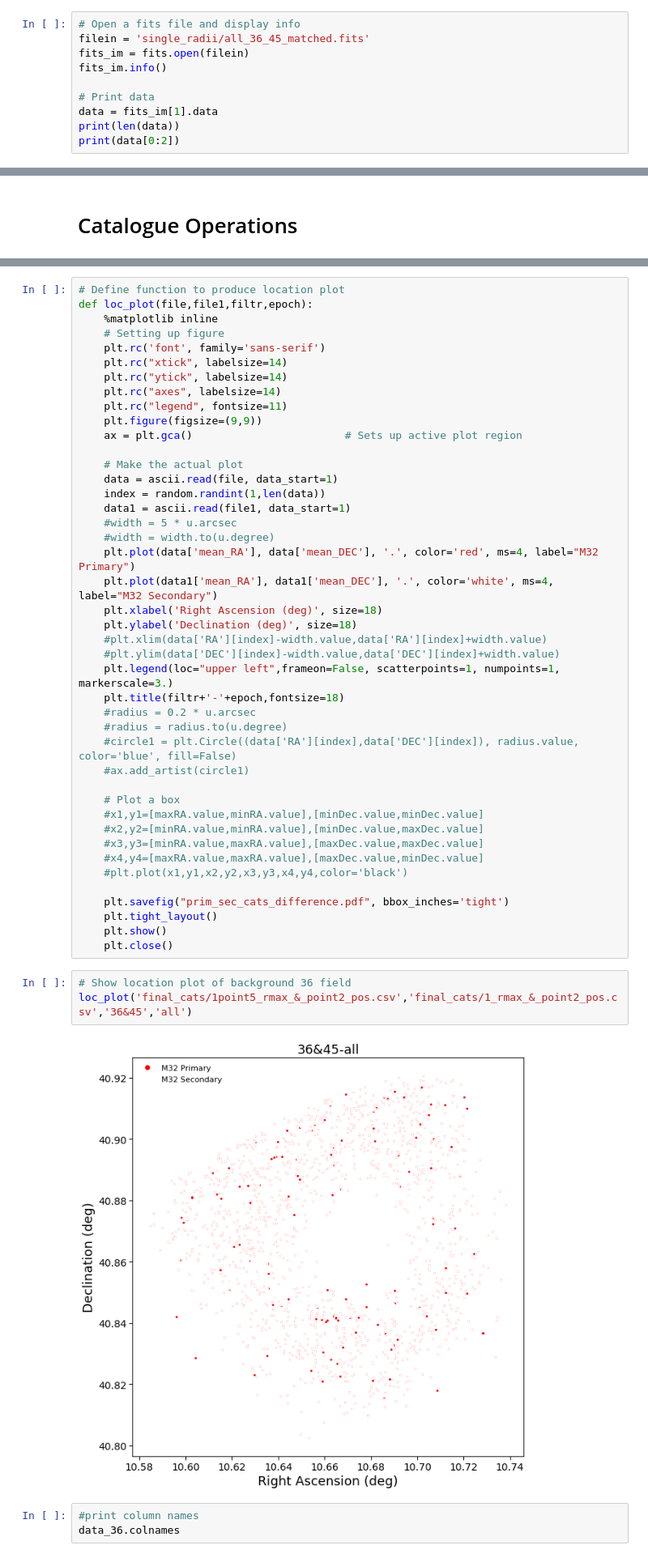
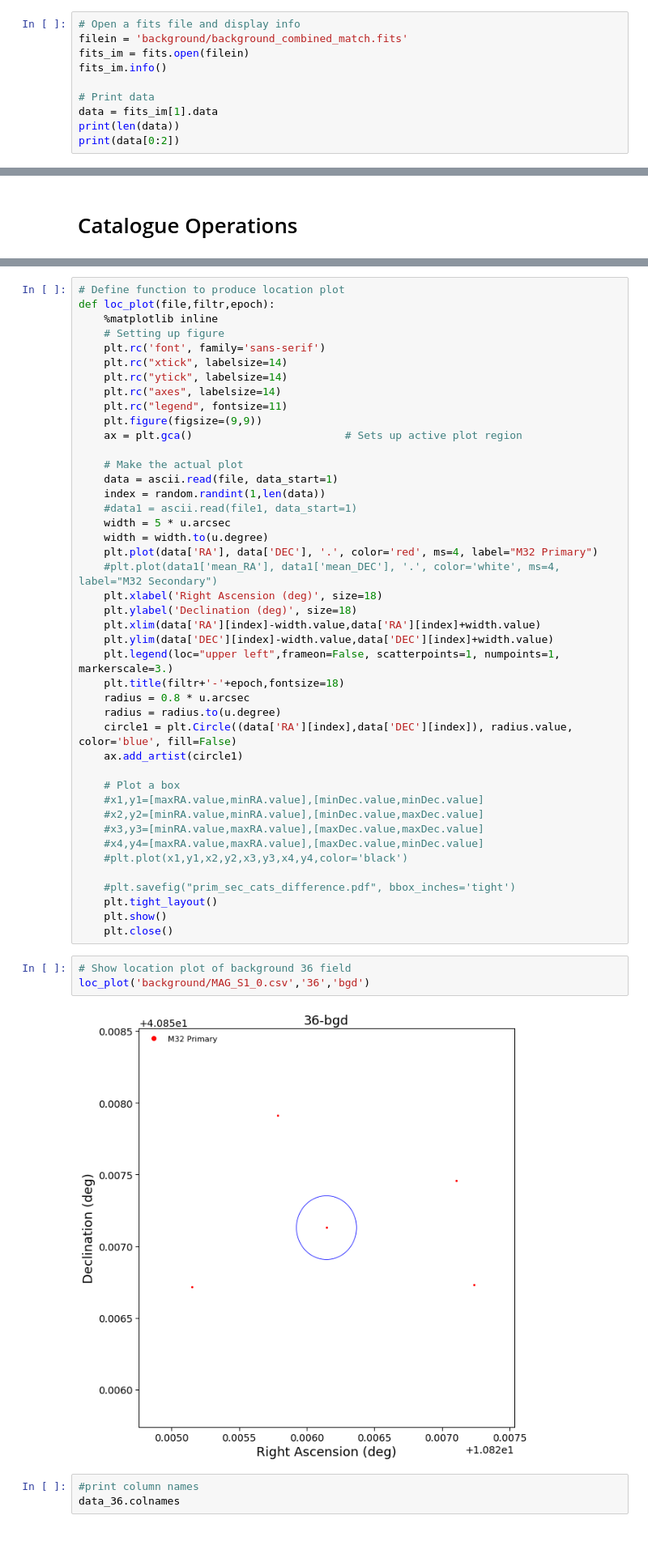
Before and after one commit to MichaelSharp7/M32, a Jupyter notebook: M32_cat.ipynb, the cells around one changed output, grey strips where cells are left out. Shown: that part at 81% size. Cells and saved outputs as stored; diff of their text form.

```diff
--- a/M32_cat.ipynb
+++ b/M32_cat.ipynb
@@ -28,7 +28,7 @@ sns.set_context("paper")   # "paper", "notebook", "talk", "poster"
 # Fits Files
 # %%
 # Open a fits file and display info
-filein = 'single_radii/all_36_45_matched.fits'
+filein = 'background/background_combined_match.fits'
 fits_im = fits.open(filein)
 fits_im.info()
 
@@ -184,7 +186,7 @@ graph('MAG_S1_0.csv','36','background','ROUNDNESS')
 [interactive output not drawn]
 # %%
 # Define function to produce location plot
-def loc_plot(file,file1,filtr,epoch):
+def loc_plot(file,filtr,epoch):
     %matplotlib inline
     # Setting up figure
     plt.rc('font', family='sans-serif')
@@ -198,21 +200,21 @@ def loc_plot(file,file1,filtr,epoch):
     # Make the actual plot
     data = ascii.read(file, data_start=1)
     index = random.randint(1,len(data))
-    data1 = ascii.read(file1, data_start=1)
-    #width = 5 * u.arcsec
-    #width = width.to(u.degree)
-    plt.plot(data['mean_RA'], data['mean_DEC'], '.', color='red', ms=4, label="M32 Primary")
-    plt.plot(data1['mean_RA'], data1['mean_DEC'], '.', color='white', ms=4, label="M32 Secondary")
+    #data1 = ascii.read(file1, data_start=1)
+    width = 5 * u.arcsec
+    width = width.to(u.degree)
+    plt.plot(data['RA'], data['DEC'], '.', color='red', ms=4, label="M32 Primary")
+    #plt.plot(data1['mean_RA'], data1['mean_DEC'], '.', color='white', ms=4, label="M32 Secondary")
     plt.xlabel('Right Ascension (deg)', size=18)
     plt.ylabel('Declination (deg)', size=18)
-    #plt.xlim(data['RA'][index]-width.value,data['RA'][index]+width.value)
-    #plt.ylim(data['DEC'][index]-width.value,data['DEC'][index]+width.value)
+    plt.xlim(data['RA'][index]-width.value,data['RA'][index]+width.value)
+    plt.ylim(data['DEC'][index]-width.value,data['DEC'][index]+width.value)
     plt.legend(loc="upper left",frameon=False, scatterpoints=1, numpoints=1, markerscale=3.)
     plt.title(filtr+'-'+epoch,fontsize=18)
-    #radius = 0.2 * u.arcsec
-    #radius = radius.to(u.degree)
-    #circle1 = plt.Circle((data['RA'][index],data['DEC'][index]), radius.value, color='blue', fill=False)
-    #ax.add_artist(circle1)
+    radius = 0.8 * u.arcsec
+    radius = radius.to(u.degree)
+    circle1 = plt.Circle((data['RA'][index],data['DEC'][index]), radius.value, color='blue', fill=False)
+    ax.add_artist(circle1)
 
     # Plot a box
     #x1,y1=[maxRA.value,minRA.value],[minDec.value,minDec.value]
@@ -221,15 +223,15 @@ def loc_plot(file,file1,filtr,epoch):
     #x4,y4=[maxRA.value,maxRA.value],[maxDec.value,minDec.value]
     #plt.plot(x1,y1,x2,y2,x3,y3,x4,y4,color='black')
 
-    plt.savefig("prim_sec_cats_difference.pdf", bbox_inches='tight')
+    #plt.savefig("prim_sec_cats_difference.pdf", bbox_inches='tight')
     plt.tight_layout()
     plt.show()
     plt.close()
 # %%
 # Show location plot of background 36 field
-loc_plot('final_cats/1point5_rmax_&_point2_pos.csv','final_cats/1_rmax_&_point2_pos.csv','36&45','all')
+loc_plot('background/MAG_S1_0.csv','36','bgd')
 # %% [output]
-[figure, old version]
+[figure, new version]
 # %%
 #print column names
 data_36.colnames
```
Also changed, not shown: parts of 4 cells of this notebook.
